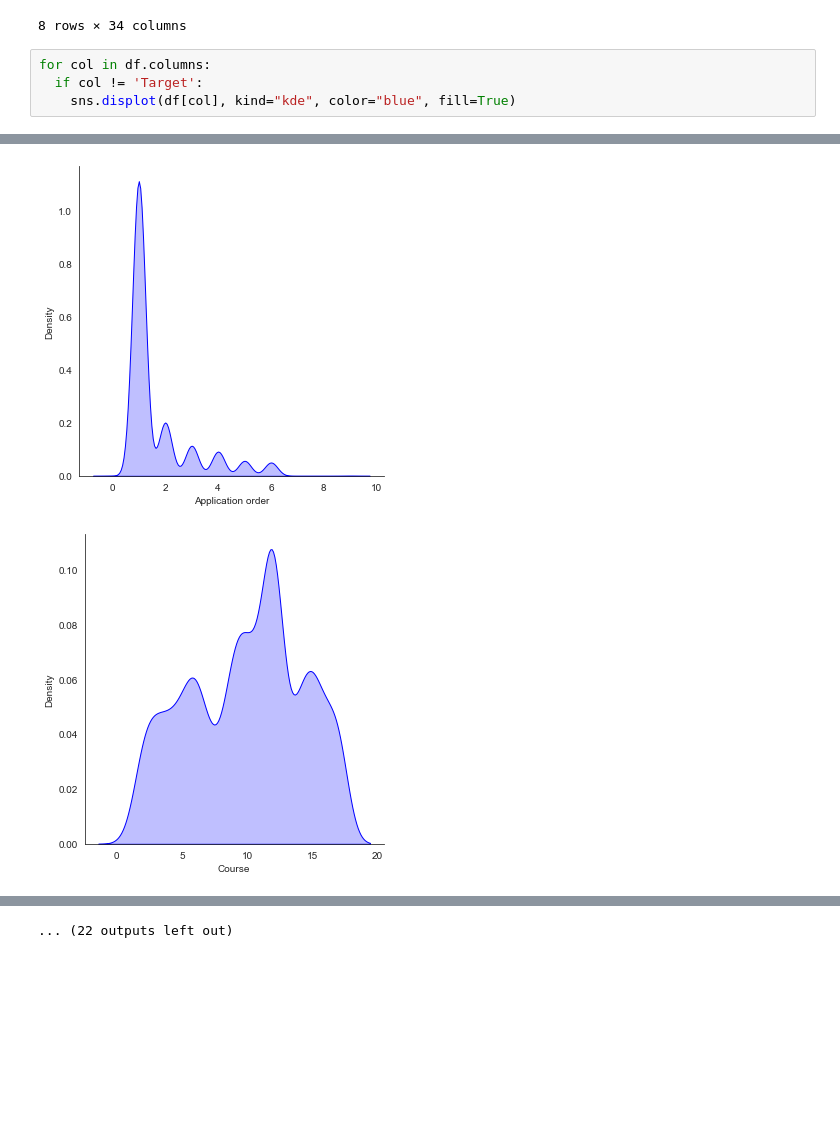
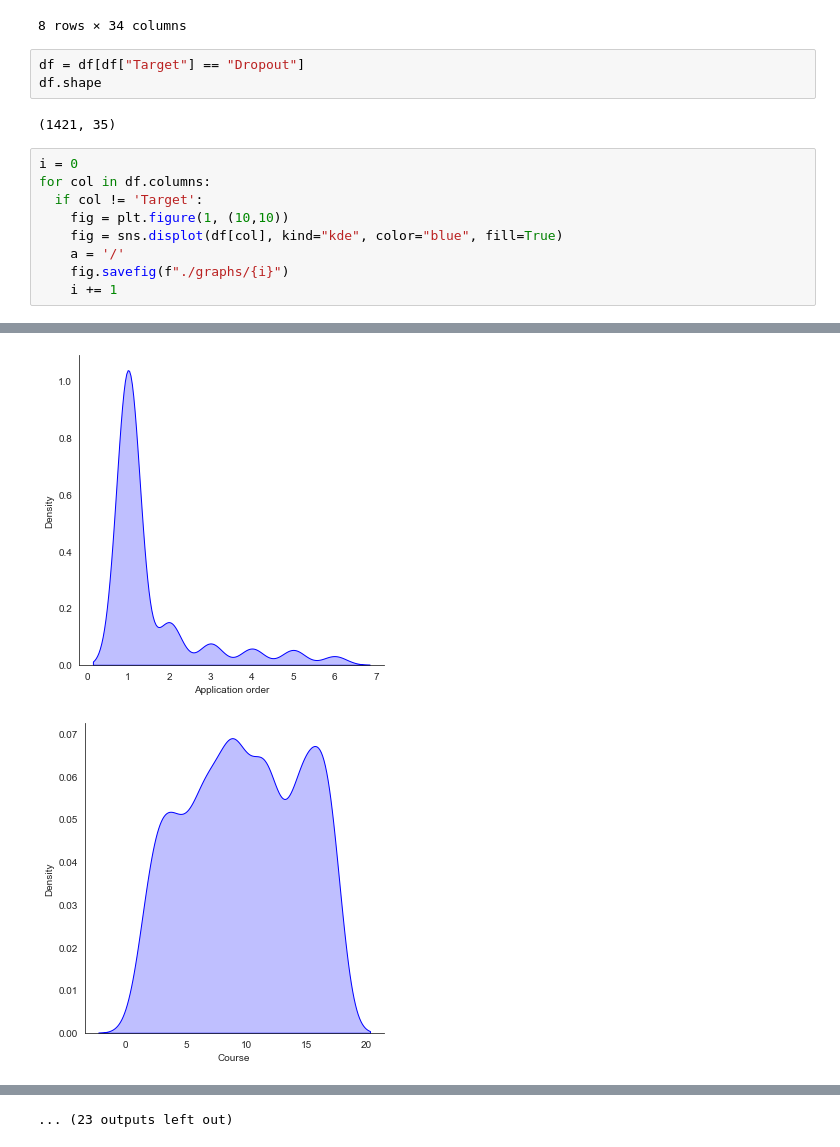
Before and after one commit to kartikjoshi267/minor-project, a Jupyter notebook: hypothesis/graphs.ipynb, the cells around one changed output, grey strips where cells are left out. Cells and saved outputs as stored; diff of their text form; blank space fills up the shorter version.

```diff
--- a/hypothesis/graphs.ipynb
+++ b/hypothesis/graphs.ipynb
@@ -73,8 +73,18 @@ df.describe()
 | 75% | 1.000000 | 12.000000 | 2.000000 | 13.000000 | 1.000000 | ... |
 | max | 6.000000 | 18.000000 | 9.000000 | 17.000000 | 1.000000 | ... |
 8 rows × 34 columns
+# %%
+df = df[df["Target"] == "Dropout"]
+df.shape
+# %% [output]
+(1421, 35)
 # %%
+i = 0
 for col in df.columns:
   if col != 'Target':
-    sns.displot(df[col], kind="kde", color="blue", fill=True)
+    fig = plt.figure(1, (10,10))
+    fig = sns.displot(df[col], kind="kde", color="blue", fill=True)
+    a = '/'
+    fig.savefig(f"./graphs/{i}")
+    i += 1
 # %% [output]
@@ -83,2 +93,2 @@ for col in df.columns:
-[figure, old version]
+[figure, new version]
-[figure, old version]
+[figure, new version]
@@ -93 +103 @@ for col in df.columns:
-... (22 outputs left out)
+... (23 outputs left out)
```
Also changed, not shown: parts of 1 cell of this notebook, 46 other files.
